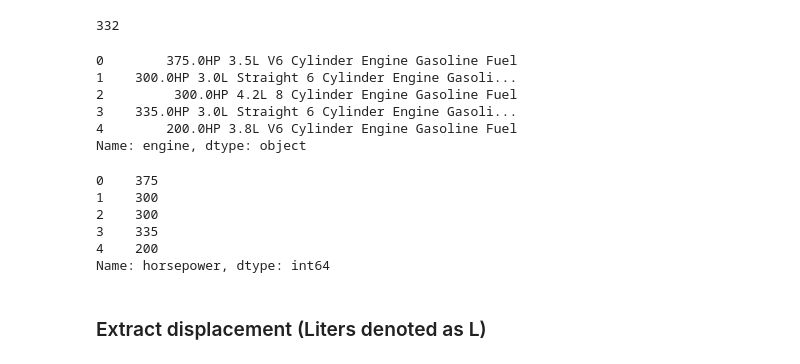
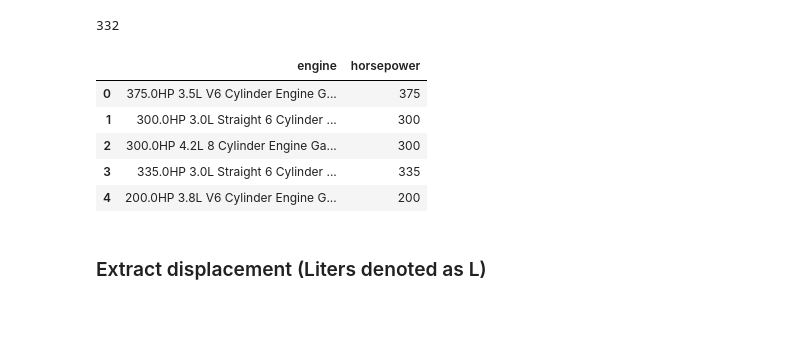
Before and after one commit to SiegfredLorelle/kagglex-car-price-prediction, a Jupyter notebook: kagglex-car-price.ipynb, the cells around one changed output. Drawn from its saved outputs; the diff is of its cells as text; code cells hidden in the pictures; blank space fills up the shorter version.

```diff
--- a/kagglex-car-price.ipynb
+++ b/kagglex-car-price.ipynb
@@ -313,9 +313,10 @@ Name: count, dtype: int64
 # %% [markdown]
 ### Extract horsepower
 # %%
-def filter_horsepower(text):
+def extract_horsepower(text):
     """ Filter horsepower using the HP keyword """
-    for word in text.split():
+    words = text.split()
+    for word in words:
         if word[-2:] == "HP":
             return int(float(word[:-2]))
     return "tmp"
@@ -326,8 +327,8 @@ test_df["engine"] = unedited_test_df["engine"]
 
 
 # Filter the horsepower from engine feature
-df["horsepower"] = df["engine"].apply(filter_horsepower)
-test_df["horsepower"] = df["engine"].apply(filter_horsepower)
+df["horsepower"] = df["engine"].apply(extract_horsepower)
+test_df["horsepower"] = df["engine"].apply(extract_horsepower)
 # %%
 # Get the mean from the valid horsepowers to be used for no/invalid horsepower
 with_horsepower = df.loc[df["horsepower"] != 'tmp', 'horsepower']
@@ -345,21 +346,16 @@ test_df.loc[test_df["horsepower"] == "tmp","horsepower"] = horsepower_ave
 df["horsepower"] = df["horsepower"].apply(pd.to_numeric)
 test_df["horsepower"] = test_df["horsepower"].apply(pd.to_numeric)
 # %%
-print(unedited_df["engine"].head())
-df["horsepower"].head()
+# print(unedited_df["engine"].head())
+# df["horsepower"].head()
+df[["engine", "horsepower"]].head()
 # %% [output]
-0        375.0HP 3.5L V6 Cylinder Engine Gasoline Fuel
-1    300.0HP 3.0L Straight 6 Cylinder Engine Gasoli...
-2         300.0HP 4.2L 8 Cylinder Engine Gasoline Fuel
-3    335.0HP 3.0L Straight 6 Cylinder Engine Gasoli...
-4        200.0HP 3.8L V6 Cylinder Engine Gasoline Fuel
-Name: engine, dtype: object
-0    375
-1    300
-2    300
-3    335
-4    200
-Name: horsepower, dtype: int64
+|  | engine | horsepower |
+| 0 | 375.0HP 3.5L V6 Cylinder Engine G... | 375 |
+| 1 | 300.0HP 3.0L Straight 6 Cylinder ... | 300 |
+| 2 | 300.0HP 4.2L 8 Cylinder Engine Ga... | 300 |
+| 3 | 335.0HP 3.0L Straight 6 Cylinder ... | 335 |
+| 4 | 200.0HP 3.8L V6 Cylinder Engine G... | 200 |
 # %% [markdown]
 ### Extract displacement (Liters denoted as L)
 # %%
```
Also changed, not shown: parts of 16 cells of this notebook.
